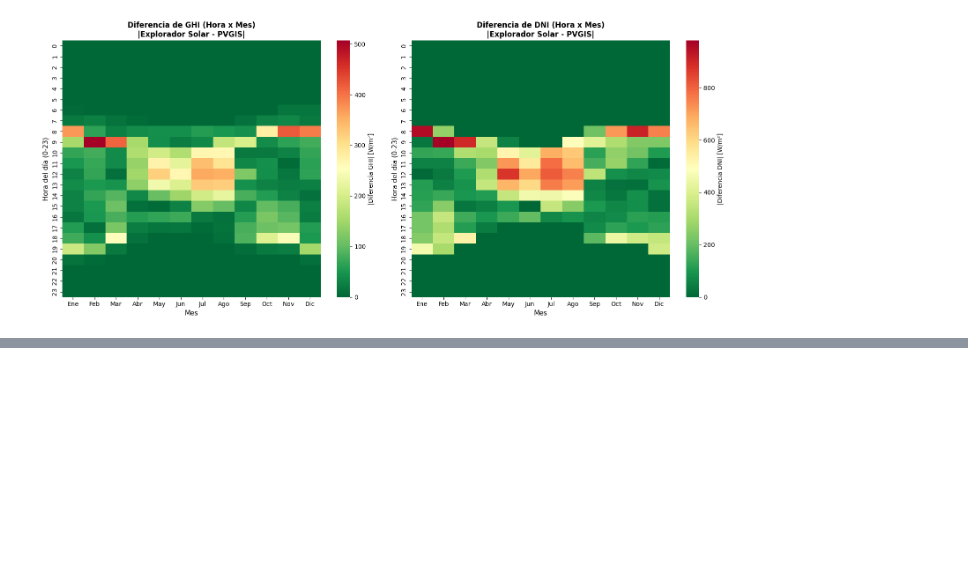
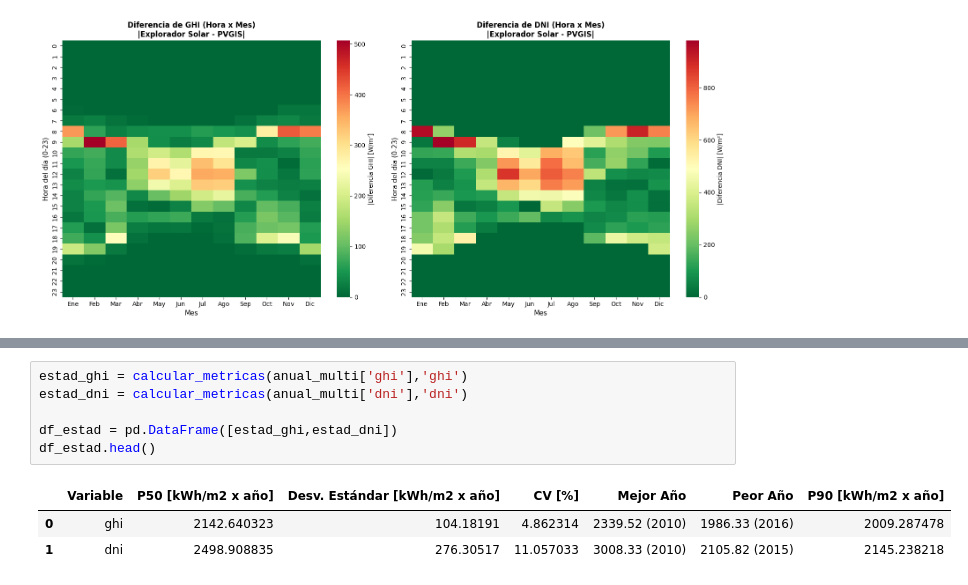
Before and after one commit to diego-gutierrez1/ICM3235, a Jupyter notebook: T2_IntegracionSolar/T2_IntegracionSolar.ipynb, the cells around one changed output, grey strips where cells are left out. Cells and saved outputs as stored; diff of their text form; blank space fills up the shorter version.

```diff
--- a/T2_IntegracionSolar/T2_IntegracionSolar.ipynb
+++ b/T2_IntegracionSolar/T2_IntegracionSolar.ipynb
@@ -312,0 +305,10 @@ display(df_estad)
+# %%
+estad_ghi = calcular_metricas(anual_multi['ghi'],'ghi')
+estad_dni = calcular_metricas(anual_multi['dni'],'dni')
+
+df_estad = pd.DataFrame([estad_ghi,estad_dni])
+df_estad.head()
+# %% [output]
+|  | Variable | P50 [kWh/m2 x año] | Desv. Estándar [kWh/m2 x año] | CV [%] | Mejor Año | Peor Año | P90 [kWh/m2 x año] |
+| 0 | ghi | 2142.640323 | 104.18191 | 4.862314 | 2339.52 (2010) | 1986.33 (2016) | 2009.287478 |
+| 1 | dni | 2498.908835 | 276.30517 | 11.057033 | 3008.33 (2010) | 2105.82 (2015) | 2145.238218 |
```
Also changed, not shown: parts of 13 cells of this notebook.
